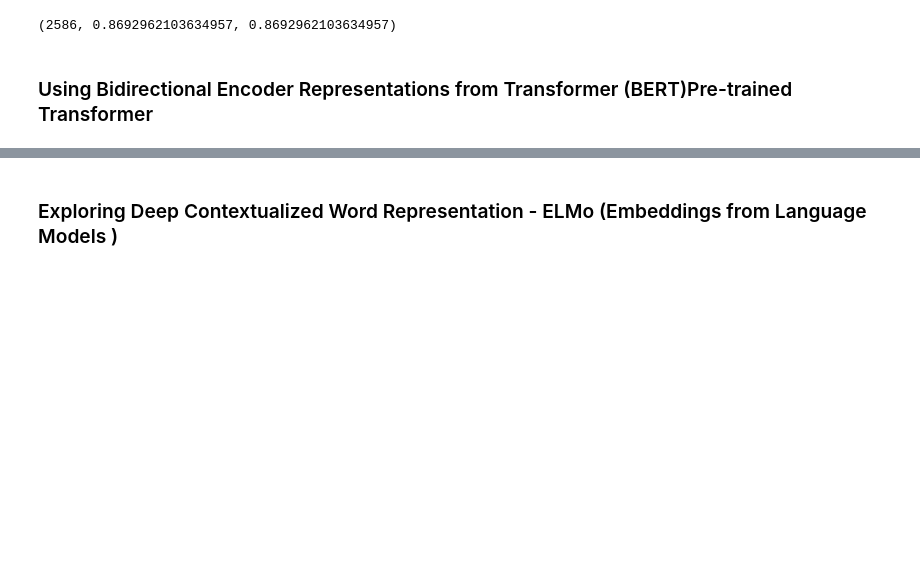
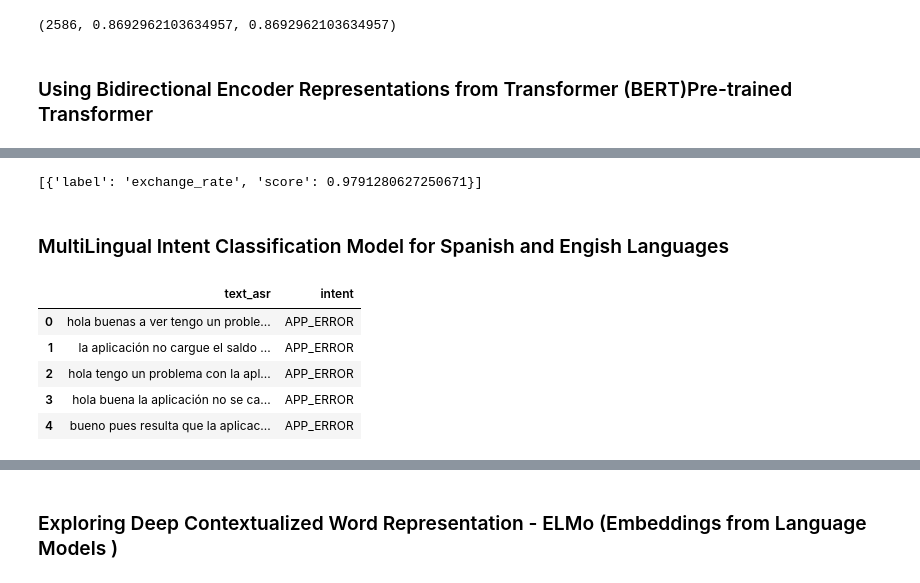
Before and after one commit to Seems1268/Intent_Classification, a Jupyter notebook: Topic_Analysis.ipynb, the cells around one changed output, grey strips where cells are left out. Saved outputs shown, nothing was run; the diff lists cells and outputs as text; code cells hidden in the pictures; blank space fills up the shorter version.

Commit message:
Added BERT model.

```diff
--- a/Topic_Analysis.ipynb
+++ b/Topic_Analysis.ipynb
@@ -1610,0 +1847,21 @@ model.test(test_file) #(n, precision, recall)
+# %%
+from transformers import AutoTokenizer, AutoModelForSequenceClassification, pipeline
+model_id = 'philschmid/DistilBERT-Banking77'
+tokenizer = AutoTokenizer.from_pretrained(model_id)
+model = AutoModelForSequenceClassification.from_pretrained(model_id)
+classifier = pipeline('text-classification', tokenizer=tokenizer, model=model)
+classifier('What is the base of the exchange rates?')
+# %% [output]
+[{'label': 'exchange_rate', 'score': 0.9791280627250671}]
+# %% [markdown]
+### MultiLingual Intent Classification Model for Spanish and Engish Languages
+# %%
+spanish_df = pd.read_csv("/content/drive/MyDrive/Dissertation/Topic_Analysis/dataset/es-ES.csv")
+spanish_df.head()
+# %% [output]
+|  | text_asr | intent |
+| 0 | hola buenas a ver tengo un proble... | APP_ERROR |
+| 1 | la aplicación no cargue el saldo ... | APP_ERROR |
+| 2 | hola tengo un problema con la apl... | APP_ERROR |
+| 3 | hola buena la aplicación no se ca... | APP_ERROR |
+| 4 | bueno pues resulta que la aplicac... | APP_ERROR |
```
Also changed, not shown: parts of 32 cells of this notebook, 5 other files.
